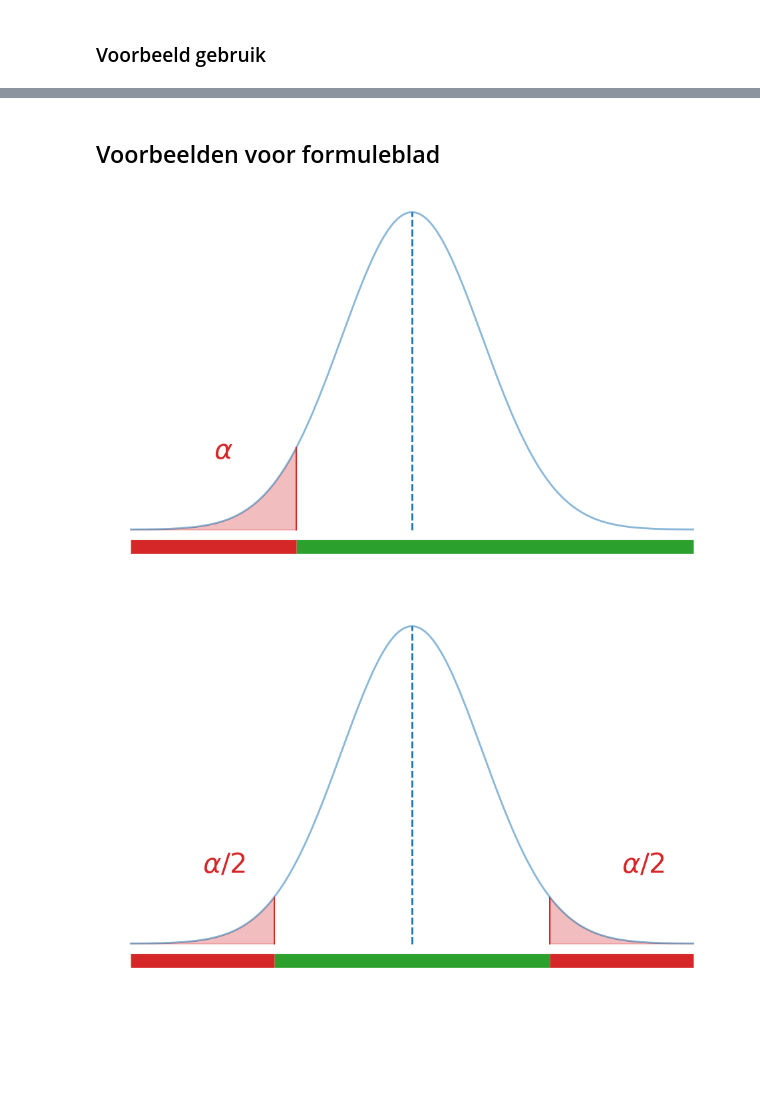
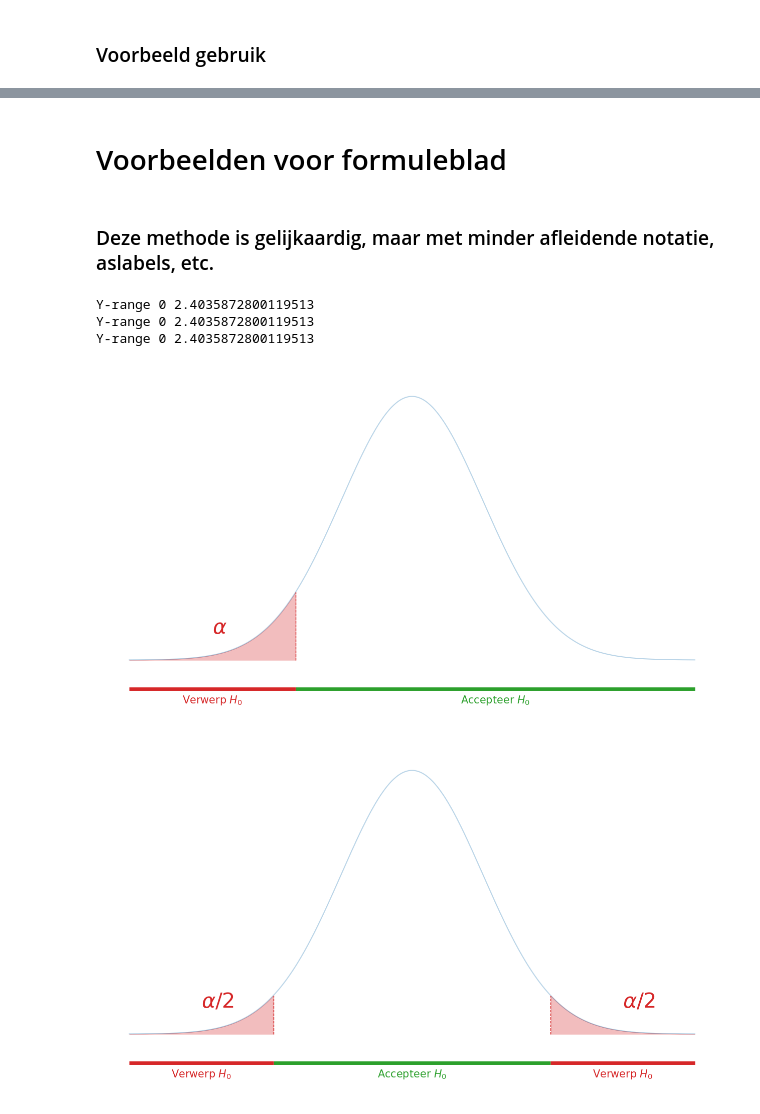
Before and after one commit to DBlom96/Statistiek, a Jupyter notebook: Python/statistics_utils/notebooks/hypothesis_testing.ipynb, the cells around one changed output, grey strips where cells are left out. Drawn from its saved outputs; the diff is of its cells as text; code cells hidden in the pictures; blank space fills up the shorter version.

```diff
--- a/Python/statistics_utils/notebooks/hypothesis_testing.ipynb
+++ b/Python/statistics_utils/notebooks/hypothesis_testing.ipynb
@@ -22,0 +77,25 @@ OPACITY_LEVEL = 0.3
+# %%
+def find_percentile(perc, dist, params):
+    ppf_params = {k: v for (k,v) in params.items() if k in ["df", "dfn", "dfd", "loc", "scale"]}
+    return dist.ppf(q=perc, **ppf_params)
+# %%
+def determine_critical_values(test_type, dist, alpha, xmin, xmax, params={}):
+    if test_type == "tweezijdig":
+        # Kritieke waarde onder H0 (voor tweezijdige toets)
+        critical_value_left = find_percentile(alpha/2, dist, params)
+        critical_value_right = find_percentile(1-alpha/2, dist, params)
+    elif test_type == "linkszijdig":
+        # Kritieke waarde onder H0 (voor linkszijdige toets)
+        critical_value_left = find_percentile(alpha, dist, params)
+        critical_value_right = xmax
+    elif test_type == "rechtszijdig":
+        # Kritieke waarde onder H0 (voor rechtszijdige toets)
+        critical_value_left = xmin
+        critical_value_right = find_percentile(1-alpha, dist, params)
+    else:
+        raise ValueError("Ongeldig toetstype. Probeer opnieuw")
+
+    if dist == t:
+        critical_value_left = (critical_value_left - params["loc"]) / params["scale"]
+        critical_value_right = (critical_value_right - params["loc"]) / params["scale"]
+    return critical_value_left, critical_value_right
@@ -207,3 +360,5 @@ plot_hypothesis_testing_t(test_type="linkszijdig", mu_0=120, mu_1=None, alpha=0.
 # %% [markdown]
-## Voorbeelden voor formuleblad
+# Voorbeelden voor formuleblad
+# %% [markdown]
+### Deze methode is gelijkaardig, maar met minder afleidende notatie, aslabels, etc.
 # %%
@@ -271,9 +404,15 @@ def plot_critical_regions(test_type="tweezijdig", alpha=0.05, filename="test.png
     ax.axis("off")
     plt.savefig(filename)
 # %%
-plot_critical_regions(test_type="linkszijdig", filename=FIGURE_PATH+"linkszijdig.png")
-plot_critical_regions(test_type="tweezijdig", filename=FIGURE_PATH+"tweezijdig.png")
-plot_critical_regions(test_type="rechtszijdig", filename=FIGURE_PATH+"rechtszijdig.png")
+kwargs = {"mu_0": 0, "sigma": 1, "sample_mean": 0, "sample_size": 30}
+kwargs["std_error"] = kwargs["sigma"] / np.sqrt(kwargs["sample_size"])
+
+plot_critical_regions(test_type="linkszijdig", filename=FIGURE_PATH+"linkszijdig.png", **kwargs)
+plot_critical_regions(test_type="tweezijdig", filename=FIGURE_PATH+"tweezijdig.png", **kwargs)
+plot_critical_regions(test_type="rechtszijdig", filename=FIGURE_PATH+"rechtszijdig.png", **kwargs)
 # %% [output]
+Y-range 0 2.4035872800119513
+Y-range 0 2.4035872800119513
+Y-range 0 2.4035872800119513
-[figure, old version]
+[figure, new version]
-[figure, old version]
+[figure, new version]
```
Also changed, not shown: parts of 17 cells of this notebook, 10 other files.
